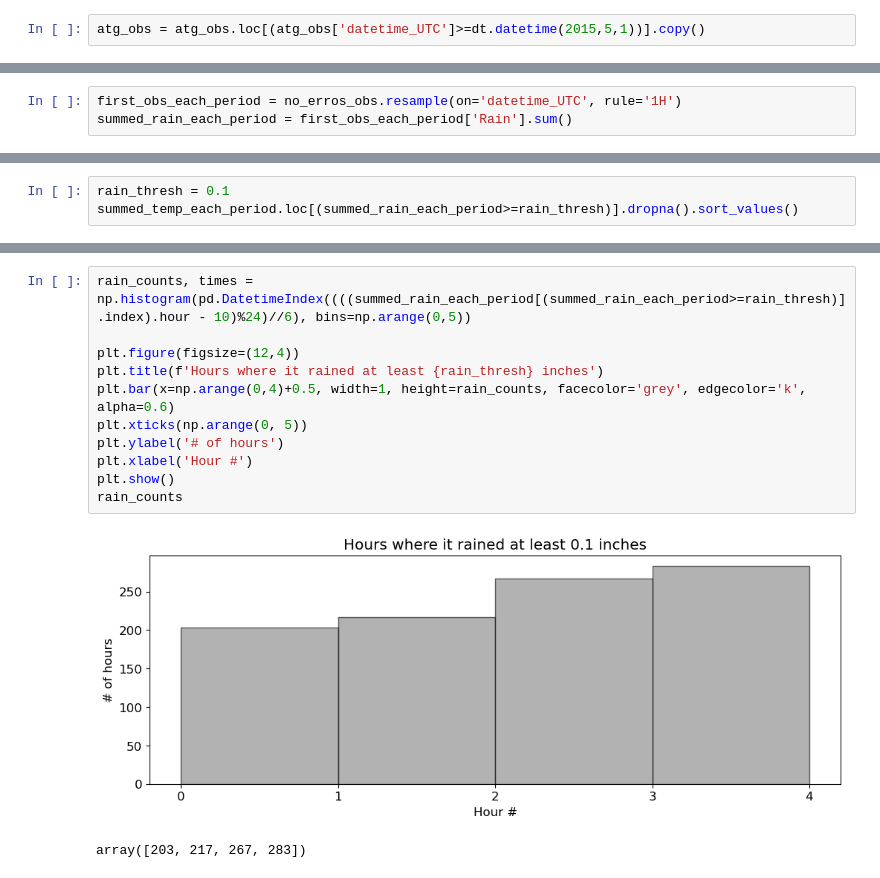
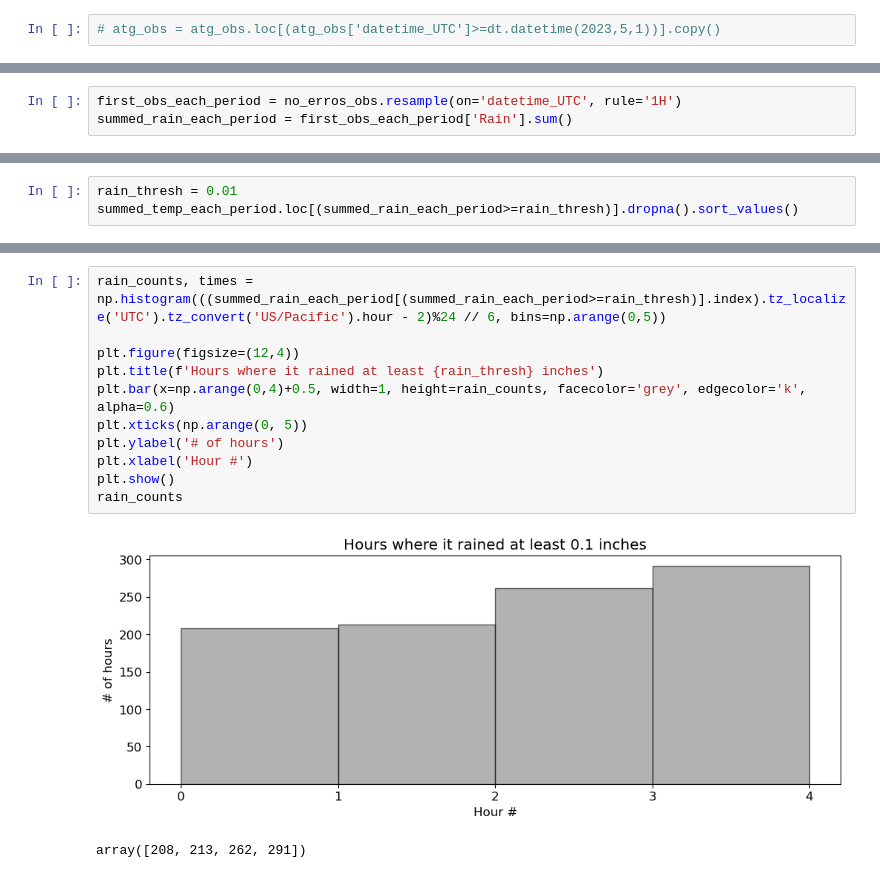
Before and after one commit to aditya-uw/WeatherPatrol, a Jupyter notebook: notebooks/read_data_from_atg.ipynb, the cells around one changed output, grey strips where cells are left out. Cells and saved outputs as stored; diff of their text form.

```diff
--- a/notebooks/read_data_from_atg.ipynb
+++ b/notebooks/read_data_from_atg.ipynb
@@ -42,5 +42,5 @@ atg_obs
 # %%
-atg_obs = atg_obs.loc[(atg_obs['datetime_UTC']>=dt.datetime(2015,5,1))].copy()
+# atg_obs = atg_obs.loc[(atg_obs['datetime_UTC']>=dt.datetime(2023,5,1))].copy()
 # %%
 no_erros_obs = atg_obs.loc[(atg_obs['Rain']!='M')&(atg_obs['Temperature']!='M')&(atg_obs['Pressure']!='M')&(atg_obs['Relhum']!='M')&(atg_obs['Relhum']!='0.00.')].copy()
 no_erros_obs['Rain'] = no_erros_obs['Rain'].astype(float)
@@ -134,5 +135,5 @@ Name: Rain, Length: 7756, dtype: float64
 # %%
-rain_thresh = 0.1
+rain_thresh = 0.01
 summed_temp_each_period.loc[(summed_rain_each_period>=rain_thresh)].dropna().sort_values()
 # %% [output]
 datetime_UTC
@@ -389,17 +442,17 @@ Index([19,  0, 19, 20, 21, 22, 12,  2,  3,  4,
 # %%
-rain_counts, times = np.histogram(pd.DatetimeIndex((((summed_rain_each_period[(summed_rain_each_period>=rain_thresh)].index).hour - 10)%24)//6), bins=np.arange(0,5))
+rain_counts, times = np.histogram(((summed_rain_each_period[(summed_rain_each_period>=rain_thresh)].index).tz_localize('UTC').tz_convert('US/Pacific').hour - 2)%24 // 6, bins=np.arange(0,5))
 
 plt.figure(figsize=(12,4))
 plt.title(f'Hours where it rained at least {rain_thresh} inches')
 plt.bar(x=np.arange(0,4)+0.5, width=1, height=rain_counts, facecolor='grey', edgecolor='k', alpha=0.6)
 plt.xticks(np.arange(0, 5))
 plt.ylabel('# of hours')
 plt.xlabel('Hour #')
 plt.show()
 rain_counts
 # %% [output]
-[figure, old version]
+[figure, new version]
-array([203, 217, 267, 283])
+array([208, 213, 262, 291])
 # %%
 rain_counts, times = np.histogram(pd.DatetimeIndex(summed_rain_each_period[(summed_rain_each_period>=rain_thresh)].index).hour, bins=np.arange(0,6))
 
```
Also changed, not shown: parts of 32 cells of this notebook, 23 other files.
